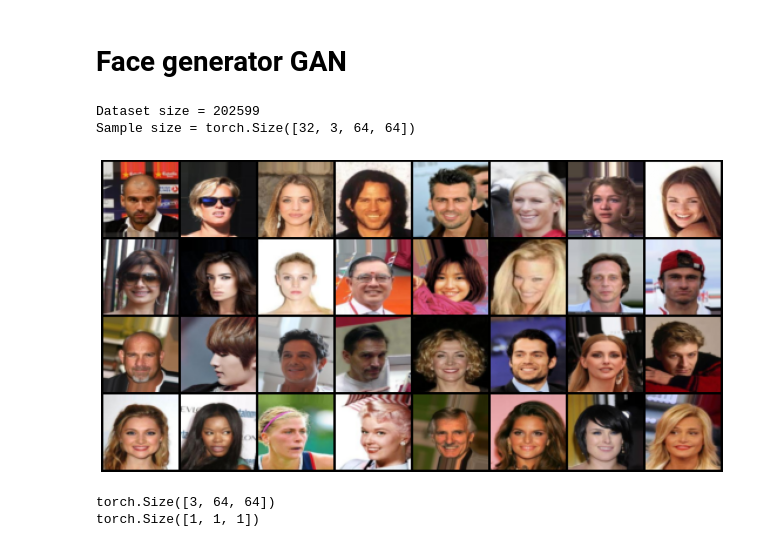
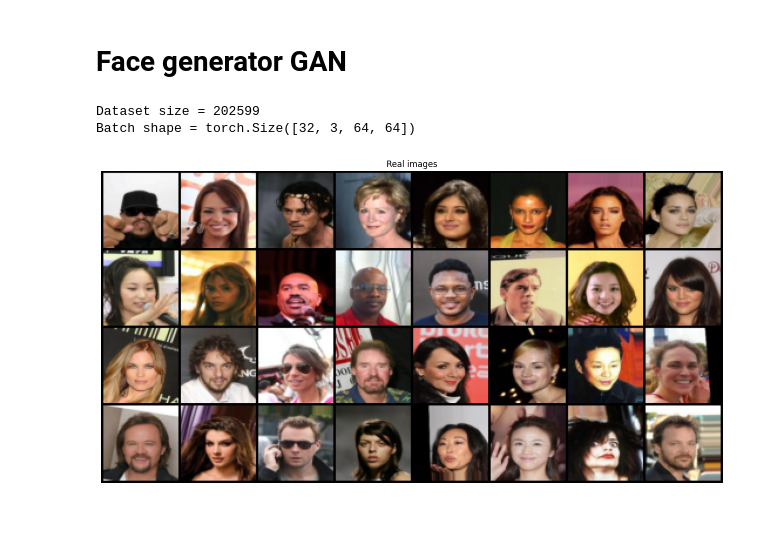
Before and after one commit to m-orlewski/face-generator-gan, a Jupyter notebook: face_generator_gan.ipynb, the cells around one changed output. Drawn from its saved outputs; the diff is of its cells as text; code cells hidden in the pictures; blank space fills up the shorter version.

```diff
--- a/face_generator_gan.ipynb
+++ b/face_generator_gan.ipynb
@@ -15,41 +13,54 @@ image_size = 64
+# %%
+data_path = './data'
+img_size = 64
+batch_size = 32
+latent_size = 100
+img_channels = 3
+num_channels = 8
+device = torch.device('cuda:0' if torch.cuda.is_available() else 'cpu')
+learning_rate = 1e-5
+num_epochs = 3
+discriminator_iterations = 1
+generator_iterations = 1
 # %%
 # with zipfile.ZipFile('path/to/zip', 'r') as zip_ref:
 #     zip_ref.extractall('path/to/extract/folder')
 # %%
 transform = transforms.Compose([
-    transforms.Resize((image_size, image_size)),
+    transforms.Resize((img_size, img_size)),
     transforms.ToTensor(),
 ])
 
 dataset = datasets.ImageFolder(root=data_path, transform=transform)
-dataloader = torch.utils.data.DataLoader(dataset, batch_size=32, shuffle=True)
+dataloader = torch.utils.data.DataLoader(dataset, batch_size=batch_size, shuffle=True)
 
 print(f'Dataset size = {len(dataset)}')
 print(f'Batch shape = {next(iter(dataloader))[0].shape}')
 # %% [output]
 Dataset size = 202599
-Sample size = torch.Size([32, 3, 64, 64])
+Batch shape = torch.Size([32, 3, 64, 64])
 # %%
 def imshow(img):
     img = img.numpy().transpose((1, 2, 0))
     plt.figure(figsize=(16, 16))
     plt.imshow(img)
     plt.axis('off')
+    plt.title('Real images')
     plt.show()
 
 images, _ = next(iter(dataloader))
 imshow(torchvision.utils.make_grid(images))
 # %% [output]
-[figure, old version]
+[figure, new version]
 # %%
 class Discriminator(nn.Module):
-    def __init__(self, in_channels, num_channels):
+    def __init__(self, img_channels, num_channels):
         super(Discriminator, self).__init__()
-        self.in_channels = in_channels
+        self.img_channels = img_channels
         self.num_channels = num_channels
 
         self.net = nn.Sequential(
-            nn.Conv2d(in_channels, num_channels, kernel_size=4, stride=2, padding=1, bias=False),
+            nn.Conv2d(img_channels, num_channels, kernel_size=4, stride=2, padding=1, bias=False),
             nn.LeakyReLU(0.2, inplace=True),
             nn.Conv2d(num_channels, 2*num_channels, kernel_size=4, stride=2, padding=1, bias=False),
             nn.LeakyReLU(0.2, inplace=True),
@@ -62,14 +73,5 @@ class Discriminator(nn.Module):
         )
 
     def forward(self, x):
-        print(x.shape)
         x = self.net(x)
-        print(x.shape)
         return x.view(-1, 1)
-
-image = next(iter(dataloader))[0][0]
-discriminator = Discriminator(3, 8)
-out = discriminator(image)
-# %% [output]
-torch.Size([3, 64, 64])
-torch.Size([1, 1, 1])
```
Also changed, not shown: parts of 8 cells of this notebook, 1 other file.
